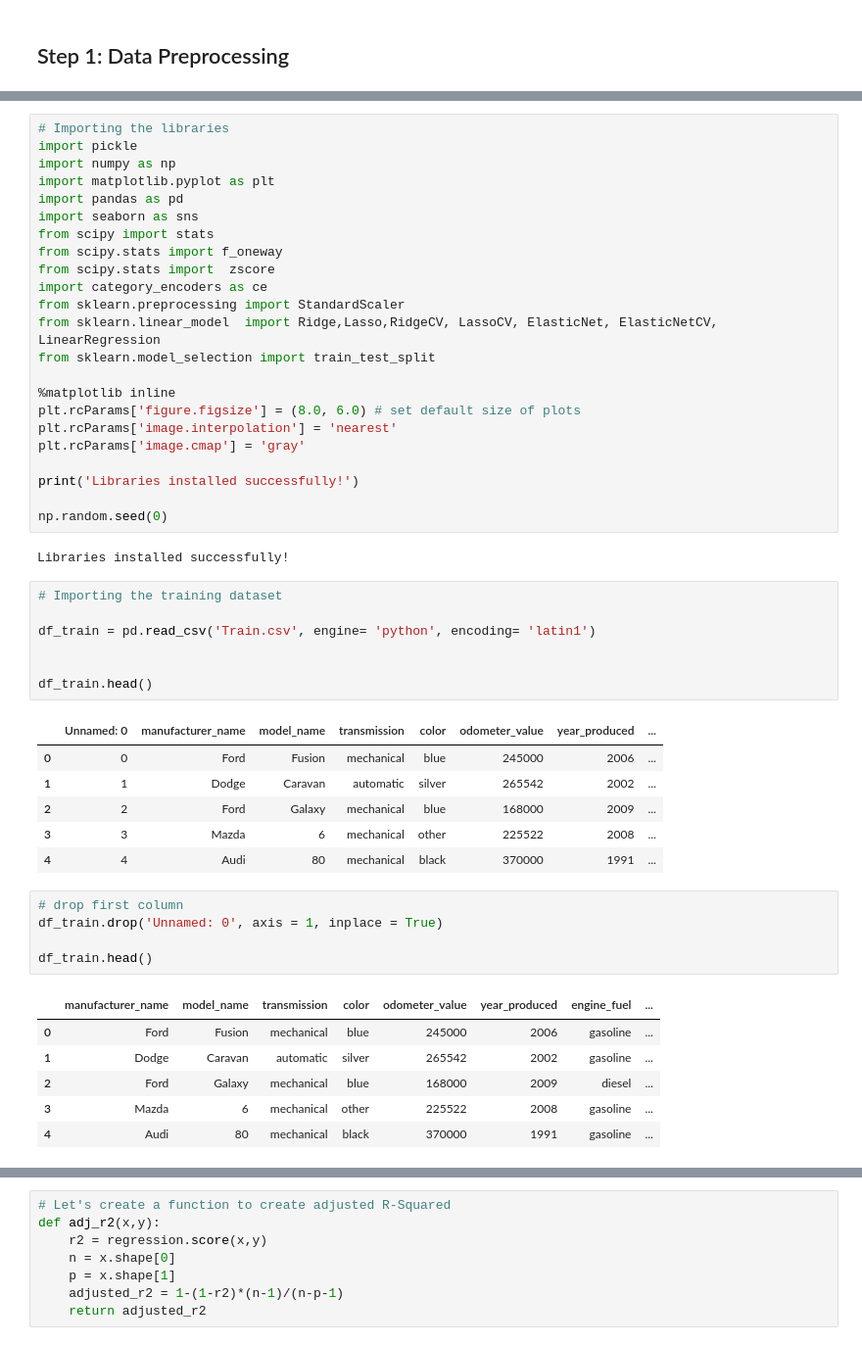
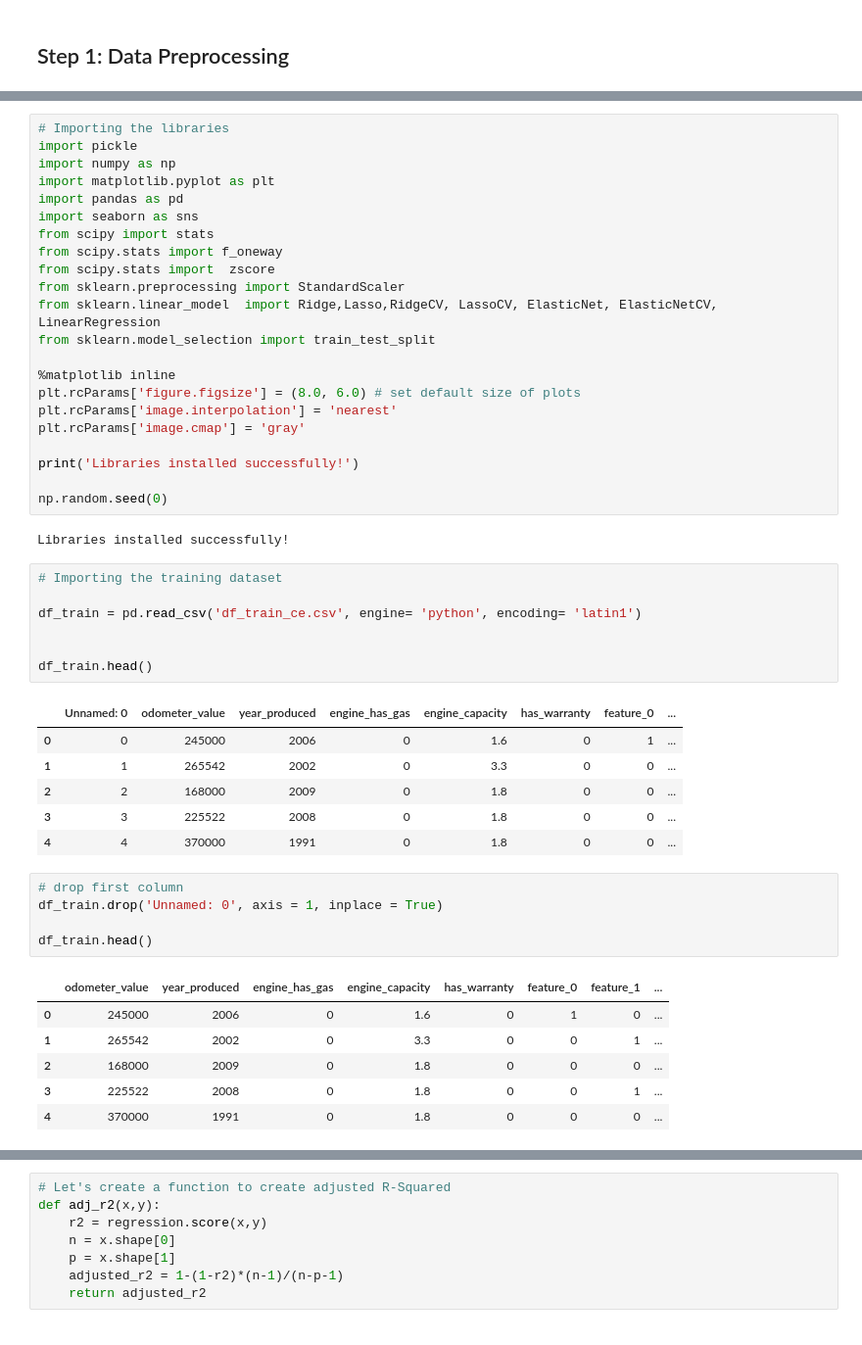
Before and after one commit to obeabi/SdsOctober2020Challenge, a Jupyter notebook: Main_v3.ipynb, the cells around one changed output, grey strips where cells are left out. Shown at 98% size. Cells and saved outputs as stored; diff of their text form.

```diff
--- a/Main_v3.ipynb
+++ b/Main_v3.ipynb
@@ -33,7 +20,6 @@ import seaborn as sns
 from scipy import stats
 from scipy.stats import f_oneway
 from scipy.stats import  zscore
-import category_encoders as ce
 from sklearn.preprocessing import StandardScaler
 from sklearn.linear_model  import Ridge,Lasso,RidgeCV, LassoCV, ElasticNet, ElasticNetCV, LinearRegression
 from sklearn.model_selection import train_test_split
@@ -51,26 +37,26 @@ Libraries installed successfully!
 # %%
 # Importing the training dataset
 
-df_train = pd.read_csv('Train.csv', engine= 'python', encoding= 'latin1')
+df_train = pd.read_csv('df_train_ce.csv', engine= 'python', encoding= 'latin1')
 
 
 df_train.head()
 # %% [output]
-|  | Unnamed: 0 | manufacturer_name | model_name | transmission | color | odometer_value | year_produced | ... |
-| 0 | 0 | Ford | Fusion | mechanical | blue | 245000 | 2006 | ... |
-| 1 | 1 | Dodge | Caravan | automatic | silver | 265542 | 2002 | ... |
-| 2 | 2 | Ford | Galaxy | mechanical | blue | 168000 | 2009 | ... |
-| 3 | 3 | Mazda | 6 | mechanical | other | 225522 | 2008 | ... |
-| 4 | 4 | Audi | 80 | mechanical | black | 370000 | 1991 | ... |
+|  | Unnamed: 0 | odometer_value | year_produced | engine_has_gas | engine_capacity | has_warranty | feature_0 | ... |
+| 0 | 0 | 245000 | 2006 | 0 | 1.6 | 0 | 1 | ... |
+| 1 | 1 | 265542 | 2002 | 0 | 3.3 | 0 | 0 | ... |
+| 2 | 2 | 168000 | 2009 | 0 | 1.8 | 0 | 0 | ... |
+| 3 | 3 | 225522 | 2008 | 0 | 1.8 | 0 | 0 | ... |
+| 4 | 4 | 370000 | 1991 | 0 | 1.8 | 0 | 0 | ... |
 # %%
 # drop first column
 df_train.drop('Unnamed: 0', axis = 1, inplace = True)
 
 df_train.head()
 # %% [output]
-|  | manufacturer_name | model_name | transmission | color | odometer_value | year_produced | engine_fuel | ... |
-| 0 | Ford | Fusion | mechanical | blue | 245000 | 2006 | gasoline | ... |
-| 1 | Dodge | Caravan | automatic | silver | 265542 | 2002 | gasoline | ... |
-| 2 | Ford | Galaxy | mechanical | blue | 168000 | 2009 | diesel | ... |
-| 3 | Mazda | 6 | mechanical | other | 225522 | 2008 | gasoline | ... |
-| 4 | Audi | 80 | mechanical | black | 370000 | 1991 | gasoline | ... |
+|  | odometer_value | year_produced | engine_has_gas | engine_capacity | has_warranty | feature_0 | feature_1 | ... |
+| 0 | 245000 | 2006 | 0 | 1.6 | 0 | 1 | 0 | ... |
+| 1 | 265542 | 2002 | 0 | 3.3 | 0 | 0 | 1 | ... |
+| 2 | 168000 | 2009 | 0 | 1.8 | 0 | 0 | 0 | ... |
+| 3 | 225522 | 2008 | 0 | 1.8 | 0 | 0 | 1 | ... |
+| 4 | 370000 | 1991 | 0 | 1.8 | 0 | 0 | 0 | ... |
```
Also changed, not shown: parts of 126 cells of this notebook.
